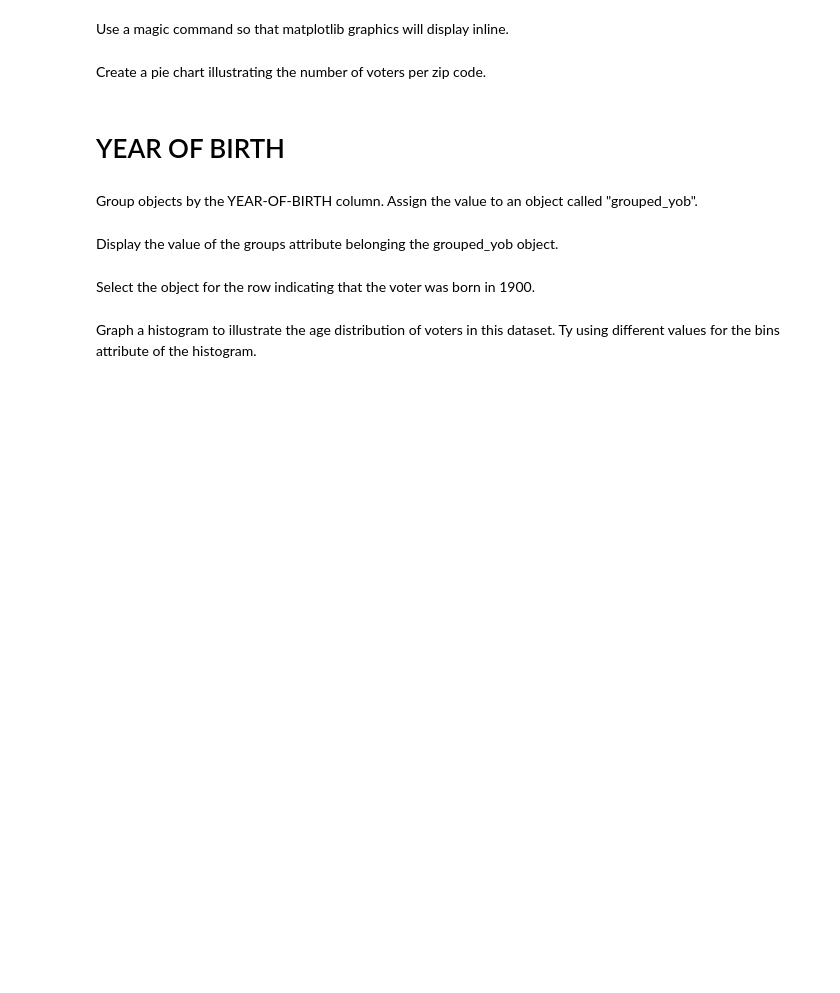
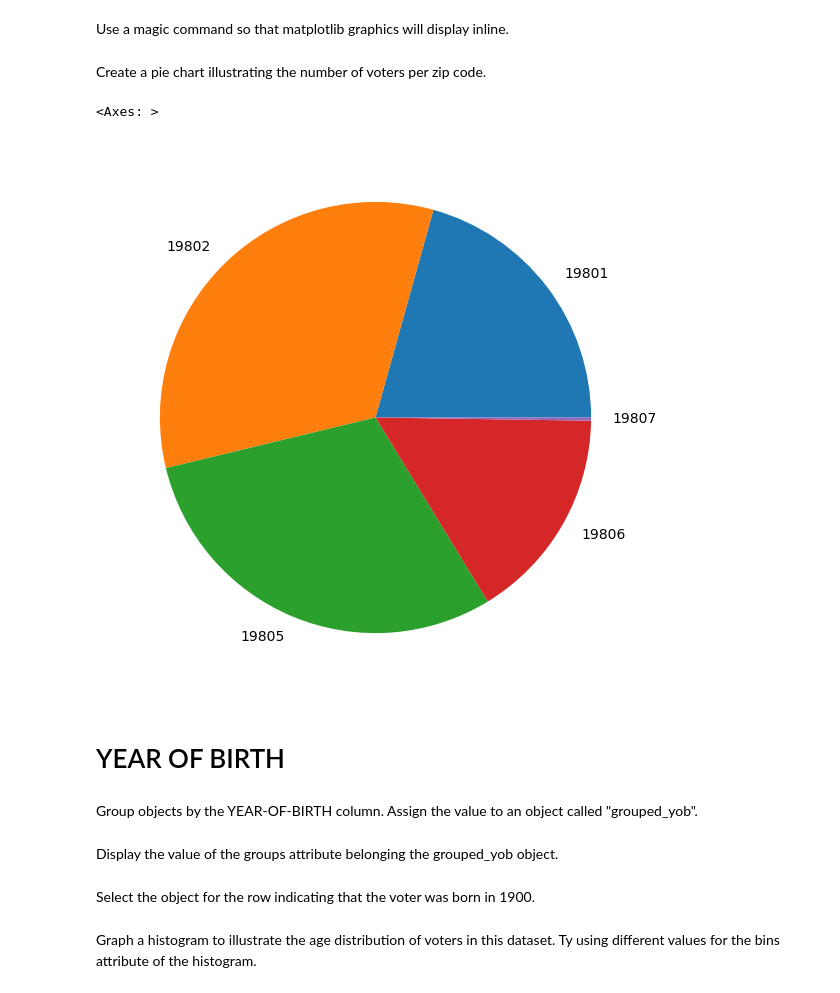
Before and after one commit to imirransom/DataEngineering.Labs.RegisteredVotersFileWilmingtonDE, a Jupyter notebook: data/wilmington_de_registered_voters.ipynb, the cells around one changed output. Cells and saved outputs as stored; diff of their text form; code cells hidden in the pictures; blank space fills up the shorter version.

Commit message:
plotted the pie chart

```diff
--- a/data/wilmington_de_registered_voters.ipynb
+++ b/data/wilmington_de_registered_voters.ipynb
@@ -56,7 +120,10 @@ from matplotlib import pyplot as plt
 # %% [markdown]
 Create a pie chart illustrating the number of voters per zip code.
 # %%
-grouped_zc.plot.pie(y='HOME-ZIPCODE', figsize=(7, 7))
+grouped_zc.size().plot.pie(y=grouped_zc['UNIQUE-ID'].count(), autopc= figsize=(7,7))
+# %% [output]
+<Axes: >
+[figure, added]
 # %% [markdown]
 # YEAR OF BIRTH
 # %% [markdown]
```
Also changed, not shown: parts of 8 cells of this notebook.
